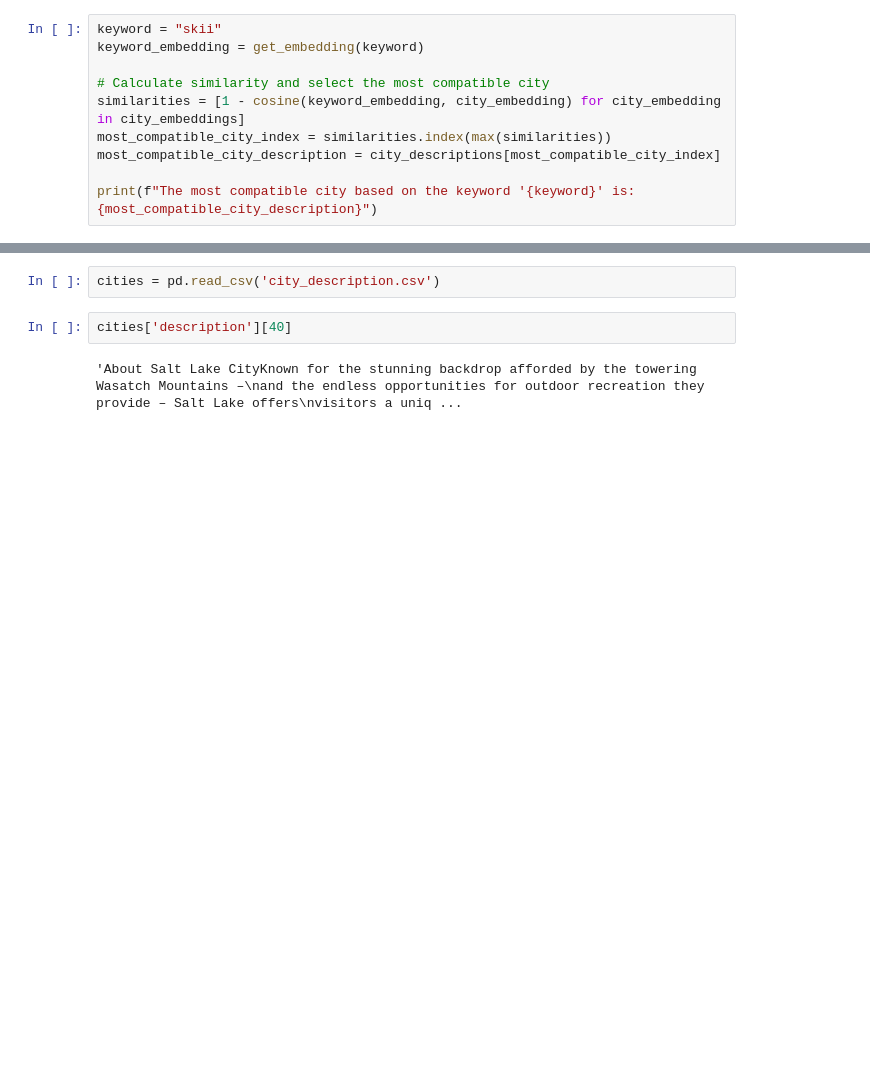
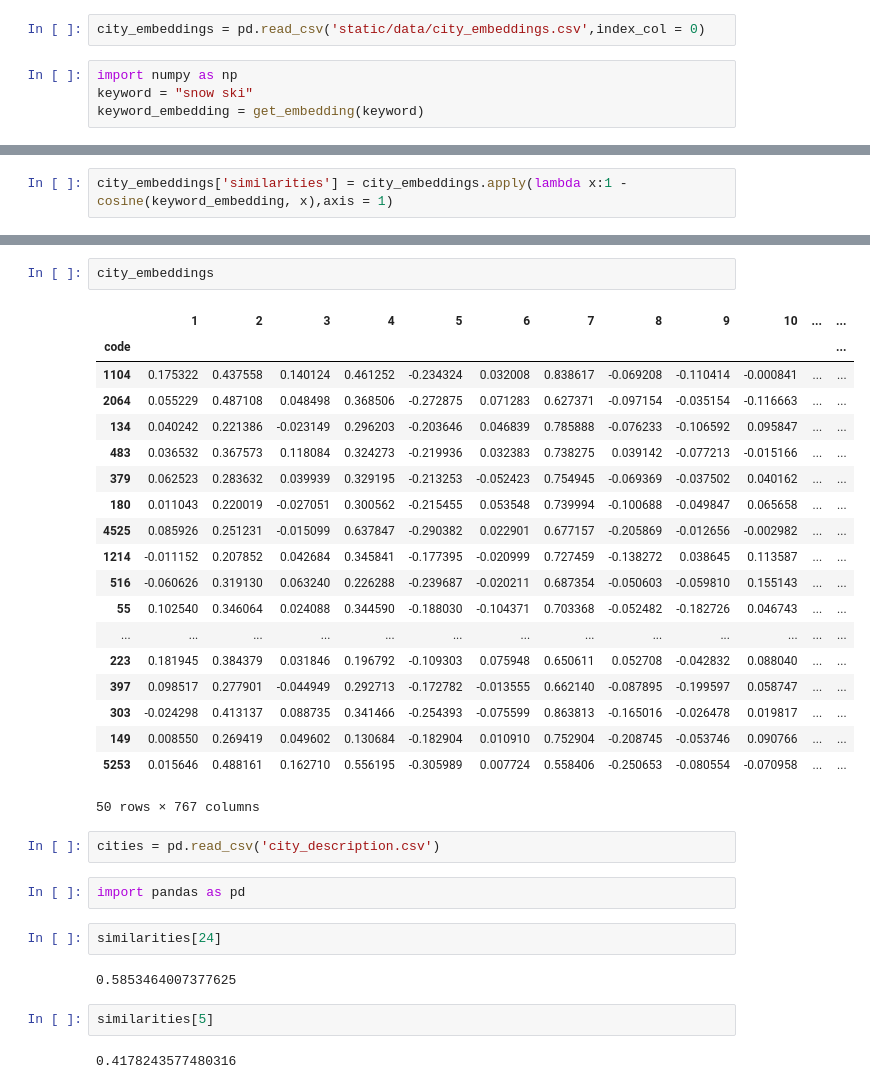
Before and after one commit to YuqingZ2000/SI699-TravelCraft, a Jupyter notebook: train_model.ipynb, the cells around one changed output, grey strips where cells are left out. Drawn from its saved outputs; the diff is of its cells as text; blank space fills up the shorter version.

```diff
--- a/train_model.ipynb
+++ b/train_model.ipynb
@@ -29,10 +41,6 @@ The most compatible city based on the keyword 'Beach and Sunshine' is: About Sav
+# %%
+city_embeddings = pd.read_csv('static/data/city_embeddings.csv',index_col = 0)
 # %%
-keyword = "skii"
+import numpy as np
+keyword = "snow ski"
 keyword_embedding = get_embedding(keyword)
-
-# Calculate similarity and select the most compatible city
-similarities = [1 - cosine(keyword_embedding, city_embedding) for city_embedding in city_embeddings]
-most_compatible_city_index = similarities.index(max(similarities))
-most_compatible_city_description = city_descriptions[most_compatible_city_index]
-
-print(f"The most compatible city based on the keyword '{keyword}' is: {most_compatible_city_description}")
@@ -50,0 +47,2 @@ import pandas as pd
+# %%
+city_embeddings['similarities'] = city_embeddings.apply(lambda x:1 - cosine(keyword_embedding, x),axis = 1)
@@ -51,6 +69,34 @@ import pandas as pd
+# %%
+city_embeddings
+# %% [output]
+|  | 1 | 2 | 3 | 4 | 5 | 6 | 7 | 8 | 9 | 10 | ... | ... |
+| code |  |  |  |  |  |  |  |  |  |  |  | ... |
+| 1104 | 0.175322 | 0.437558 | 0.140124 | 0.461252 | -0.234324 | 0.032008 | 0.838617 | -0.069208 | -0.110414 | -0.000841 | ... | ... |
+| 2064 | 0.055229 | 0.487108 | 0.048498 | 0.368506 | -0.272875 | 0.071283 | 0.627371 | -0.097154 | -0.035154 | -0.116663 | ... | ... |
+| 134 | 0.040242 | 0.221386 | -0.023149 | 0.296203 | -0.203646 | 0.046839 | 0.785888 | -0.076233 | -0.106592 | 0.095847 | ... | ... |
+| 483 | 0.036532 | 0.367573 | 0.118084 | 0.324273 | -0.219936 | 0.032383 | 0.738275 | 0.039142 | -0.077213 | -0.015166 | ... | ... |
+| 379 | 0.062523 | 0.283632 | 0.039939 | 0.329195 | -0.213253 | -0.052423 | 0.754945 | -0.069369 | -0.037502 | 0.040162 | ... | ... |
+| 180 | 0.011043 | 0.220019 | -0.027051 | 0.300562 | -0.215455 | 0.053548 | 0.739994 | -0.100688 | -0.049847 | 0.065658 | ... | ... |
+| 4525 | 0.085926 | 0.251231 | -0.015099 | 0.637847 | -0.290382 | 0.022901 | 0.677157 | -0.205869 | -0.012656 | -0.002982 | ... | ... |
+| 1214 | -0.011152 | 0.207852 | 0.042684 | 0.345841 | -0.177395 | -0.020999 | 0.727459 | -0.138272 | 0.038645 | 0.113587 | ... | ... |
+| 516 | -0.060626 | 0.319130 | 0.063240 | 0.226288 | -0.239687 | -0.020211 | 0.687354 | -0.050603 | -0.059810 | 0.155143 | ... | ... |
+| 55 | 0.102540 | 0.346064 | 0.024088 | 0.344590 | -0.188030 | -0.104371 | 0.703368 | -0.052482 | -0.182726 | 0.046743 | ... | ... |
+| ... | ... | ... | ... | ... | ... | ... | ... | ... | ... | ... | ... | ... |
+| 223 | 0.181945 | 0.384379 | 0.031846 | 0.196792 | -0.109303 | 0.075948 | 0.650611 | 0.052708 | -0.042832 | 0.088040 | ... | ... |
+| 397 | 0.098517 | 0.277901 | -0.044949 | 0.292713 | -0.172782 | -0.013555 | 0.662140 | -0.087895 | -0.199597 | 0.058747 | ... | ... |
+| 303 | -0.024298 | 0.413137 | 0.088735 | 0.341466 | -0.254393 | -0.075599 | 0.863813 | -0.165016 | -0.026478 | 0.019817 | ... | ... |
+| 149 | 0.008550 | 0.269419 | 0.049602 | 0.130684 | -0.182904 | 0.010910 | 0.752904 | -0.208745 | -0.053746 | 0.090766 | ... | ... |
+| 5253 | 0.015646 | 0.488161 | 0.162710 | 0.556195 | -0.305989 | 0.007724 | 0.558406 | -0.250653 | -0.080554 | -0.070958 | ... | ... |
+50 rows × 767 columns
 # %%
 cities = pd.read_csv('city_description.csv')
-# %%
-cities['description'][40]
-# %% [output]
-'About Salt Lake CityKnown for the stunning backdrop afforded by the towering Wasatch Mountains –\nand the endless opportunities for outdoor recreation they provide – Salt Lake offers\nvisitors a uniq ...
+# %%
+import pandas as pd
+# %%
+similarities[24]
+# %% [output]
+0.5853464007377625
+# %%
+similarities[5]
+# %% [output]
+0.4178243577480316
```
Also changed, not shown: parts of 13 cells of this notebook, 16 other files.
